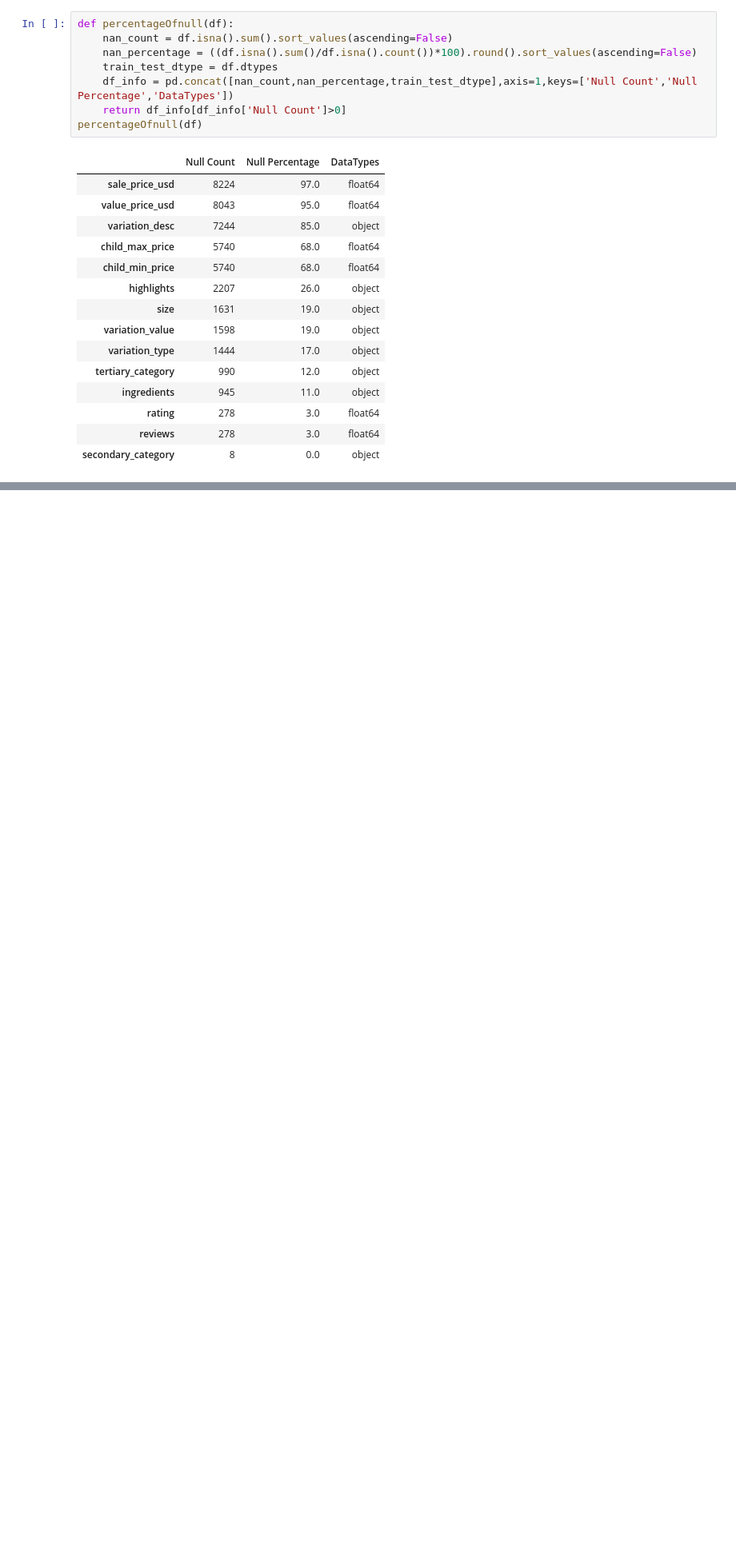
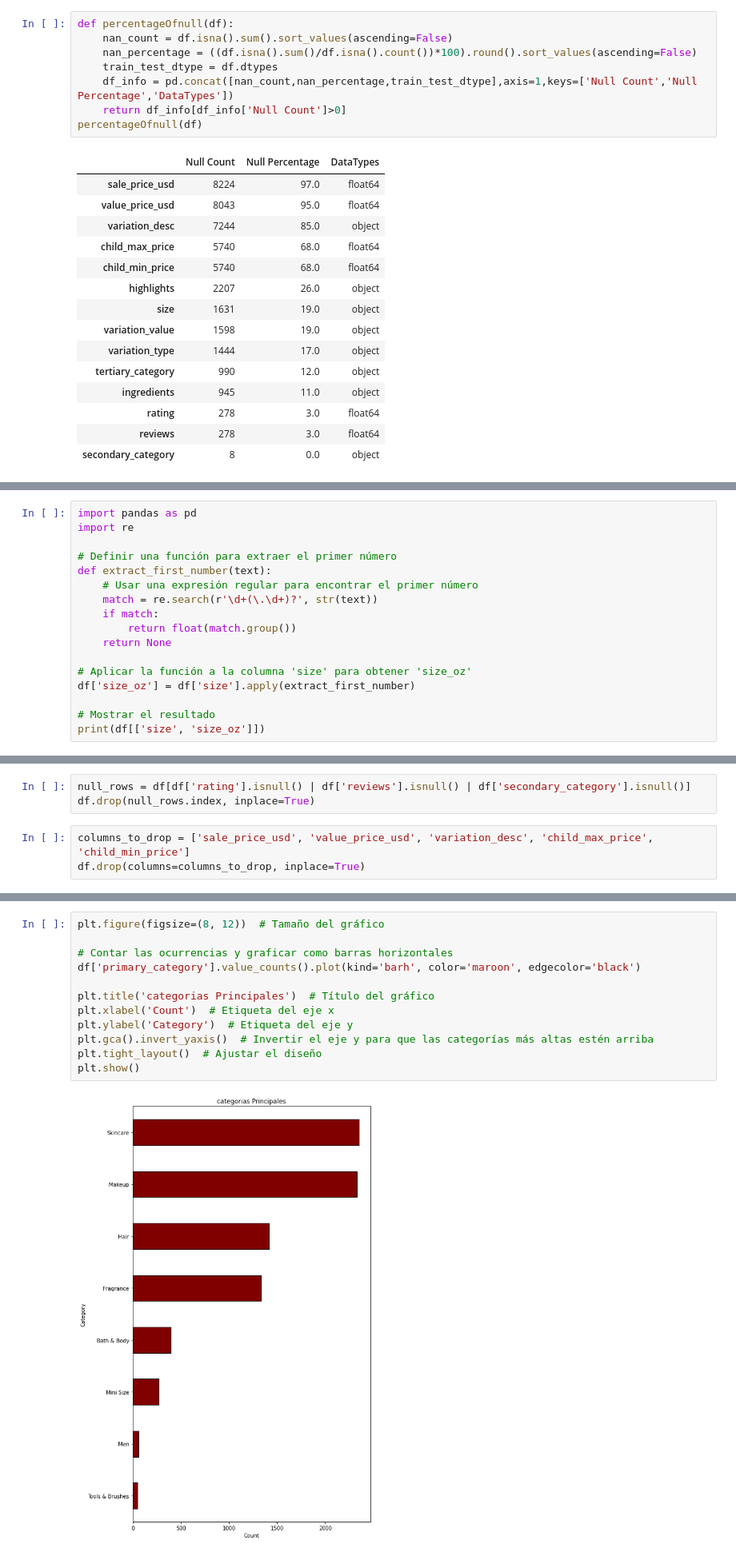
Before and after one commit to clarapinasco/Sistema_de_recomendacion_Sephora, a Jupyter notebook: analisis_exploratorio.ipynb, the cells around one changed output, grey strips where cells are left out. Shown at 80% size. Cells and saved outputs as stored; diff of their text form; blank space fills up the shorter version.

```diff
--- a/analisis_exploratorio.ipynb
+++ b/analisis_exploratorio.ipynb
@@ -81,0 +127,17 @@ percentageOfnull(df)
+# %%
+import pandas as pd
+import re
+
+# Definir una función para extraer el primer número
+def extract_first_number(text):
+    # Usar una expresión regular para encontrar el primer número
+    match = re.search(r'\d+(\.\d+)?', str(text))
+    if match:
+        return float(match.group())
+    return None
+
+# Aplicar la función a la columna 'size' para obtener 'size_oz'
+df['size_oz'] = df['size'].apply(extract_first_number)
+
+# Mostrar el resultado
+print(df[['size', 'size_oz']])
@@ -81,0 +175,6 @@ percentageOfnull(df)
+# %%
+null_rows = df[df['rating'].isnull() | df['reviews'].isnull() | df['secondary_category'].isnull()]
+df.drop(null_rows.index, inplace=True)
+# %%
+columns_to_drop = ['sale_price_usd', 'value_price_usd', 'variation_desc', 'child_max_price', 'child_min_price']
+df.drop(columns=columns_to_drop, inplace=True)
@@ -81,0 +188,14 @@ percentageOfnull(df)
+# %%
+plt.figure(figsize=(8, 12))  # Tamaño del gráfico
+
+# Contar las ocurrencias y graficar como barras horizontales
+df['primary_category'].value_counts().plot(kind='barh', color='maroon', edgecolor='black')
+
+plt.title('categorias Principales')  # Título del gráfico
+plt.xlabel('Count')  # Etiqueta del eje x
+plt.ylabel('Category')  # Etiqueta del eje y
+plt.gca().invert_yaxis()  # Invertir el eje y para que las categorías más altas estén arriba
+plt.tight_layout()  # Ajustar el diseño
+plt.show()
+# %% [output]
+[figure, added]
```
Also changed, not shown: parts of 23 cells of this notebook.
